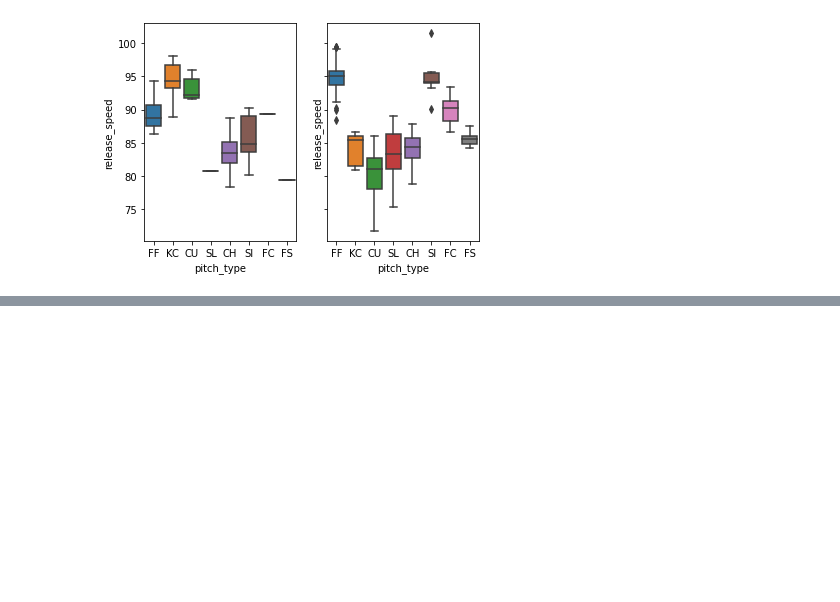
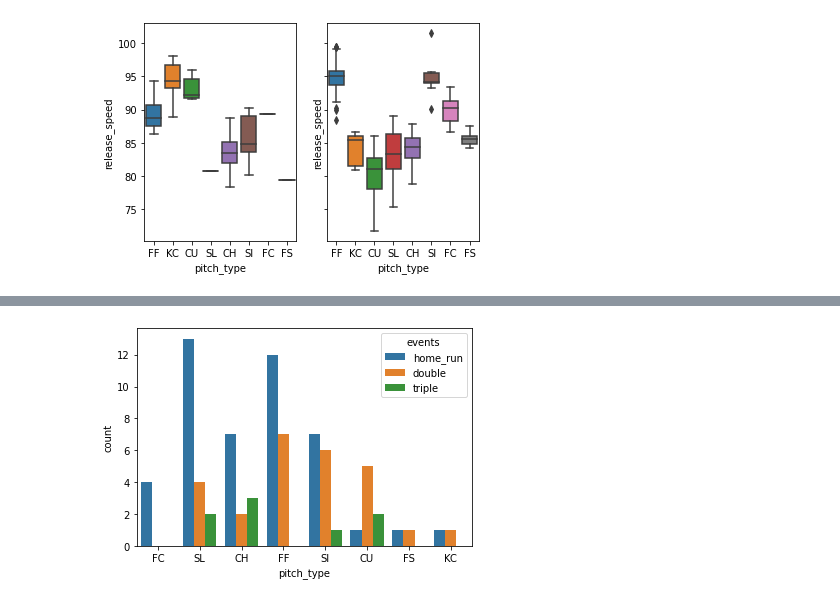
Before and after one commit to teruki-i/Ohtani, a Jupyter notebook: Ohtani_2021.ipynb, the cells around one changed output, grey strips where cells are left out. Cells and saved outputs as stored; diff of their text form; code cells hidden in the pictures; blank space fills up the shorter version.

```diff
--- a/Ohtani_2021.ipynb
+++ b/Ohtani_2021.ipynb
@@ -167,0 +188,5 @@ plt.show()
+# %%
+sns.countplot(x="pitch_type", hue="events", data=ohtani21_eb)
+plt.show()
+# %% [output]
+[figure, added]
```
Also changed, not shown: parts of 7 cells of this notebook.
